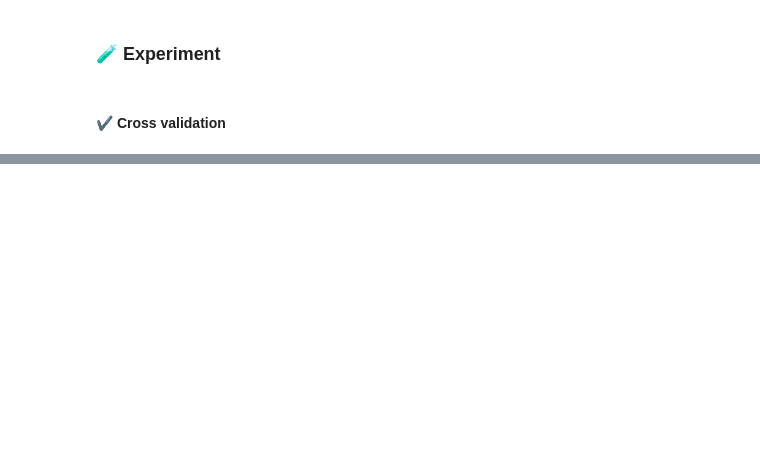
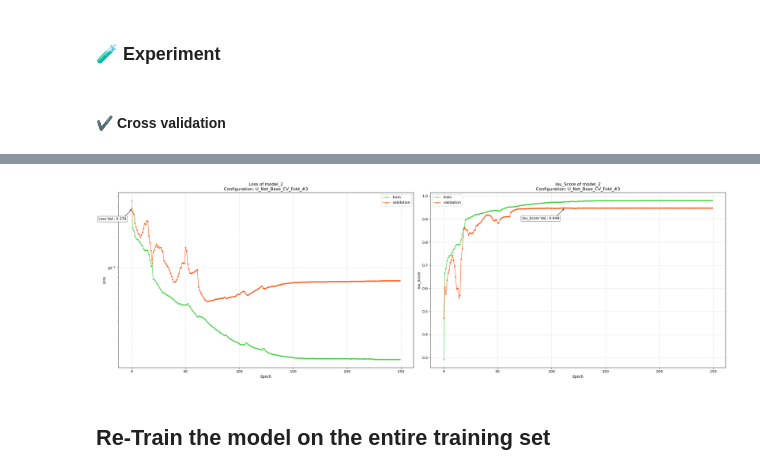
Before and after one commit to CIIC-C-T-Polytechnic-of-Leiria/ESS_Data_Lab, a Jupyter notebook: unet_base_training.ipynb, the cells around one changed output, grey strips where cells are left out. Cells and saved outputs as stored; diff of their text form; code cells hidden in the pictures; blank space fills up the shorter version.

```diff
--- a/unet_base_training.ipynb
+++ b/unet_base_training.ipynb
@@ -1015,0 +967,6 @@ Cross Valid. std: IoU = 0.37 Precision = 37.49 Recall = 29.62
+# %%
+metrics_graphs(histories[2], model=model, model_conf= "U_Net_Base_CV_Fold_#3", metrics=['loss', 'iou_score'], y_log=True)
+# %% [output]
+[figure, added]
+# %% [markdown]
+## Re-Train the model on the entire training set
```
Also changed, not shown: parts of 20 cells of this notebook, 1 other file.
